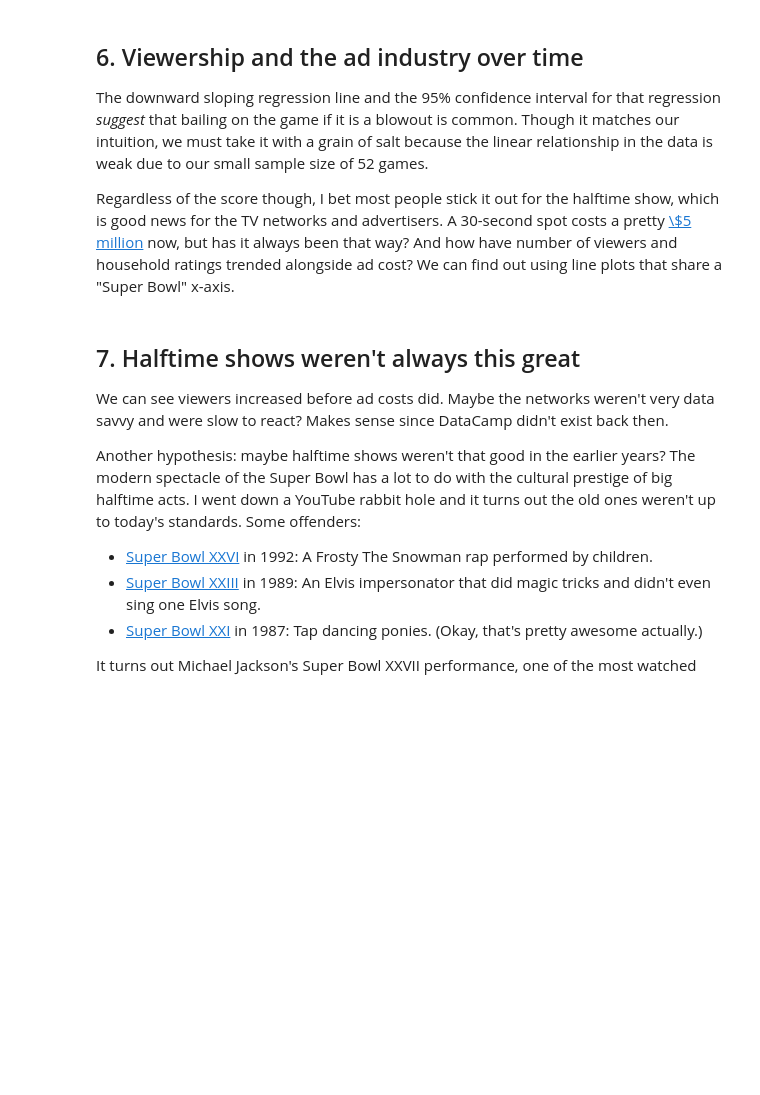
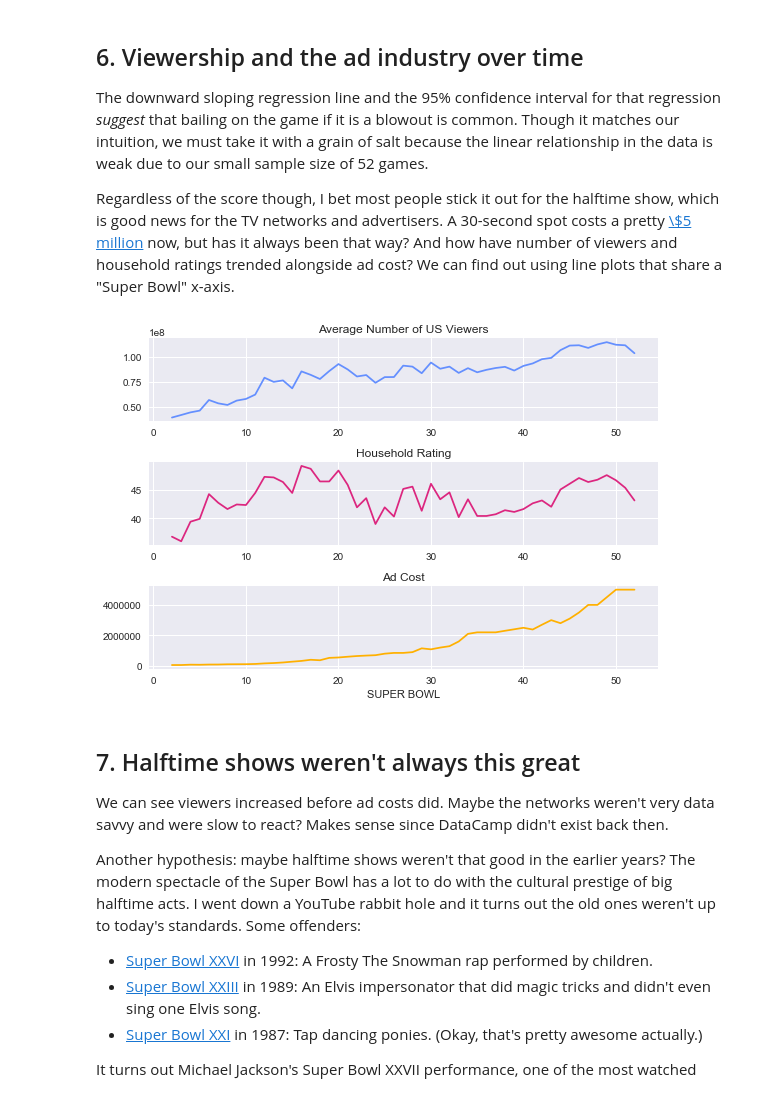
Before and after one commit to Ran-Tokman/DataCamp, a Jupyter notebook: TV, Halftime Shows, and the Big Game/TV, Halftime Shows, and the Big Game.ipynb, the cells around one changed output. Saved outputs shown, nothing was run; the diff lists cells and outputs as text; code cells hidden in the pictures; blank space fills up the shorter version.

```diff
--- a/TV, Halftime Shows, and the Big Game/TV, Halftime Shows, and the Big Game.ipynb
+++ b/TV, Halftime Shows, and the Big Game/TV, Halftime Shows, and the Big Game.ipynb
@@ -156,22 +156,24 @@ sns.regplot(x=games_tv.difference_pts, y=games_tv.share_household, data=games_tv
 # %%
 # Create a figure with 3x1 subplot and activate the top subplot
 plt.subplot(3, 1, 1)
-plt.plot(..., ..., color=...)
+plt.plot(games_tv.super_bowl, games_tv.avg_us_viewers, color='#648FFF')
 plt.title('Average Number of US Viewers')
 
 # Activate the middle subplot
 plt.subplot(3, 1, 2)
-plt.plot(..., ..., ...)
+plt.plot(games_tv.super_bowl, games_tv.rating_household,color='#DC267F')
 plt.title('Household Rating')
 
 # Activate the bottom subplot
 plt.subplot(3, 1, 3)
-# ... YOUR CODE FOR TASK 6 ...
+plt.plot(games_tv.super_bowl,games_tv.ad_cost,color='#FFB000')
 plt.title('Ad Cost')
 plt.xlabel('SUPER BOWL')
 
 # Improve the spacing between subplots
 plt.tight_layout()
+# %% [output]
+[figure, added]
 # %% [markdown]
 ## 7. Halftime shows weren't always this great
 <p>We can see viewers increased before ad costs did. Maybe the networks weren't very data savvy and were slow to react? Makes sense since DataCamp didn't exist back then.</p>
```
Also changed, not shown: parts of 3 cells of this notebook.
